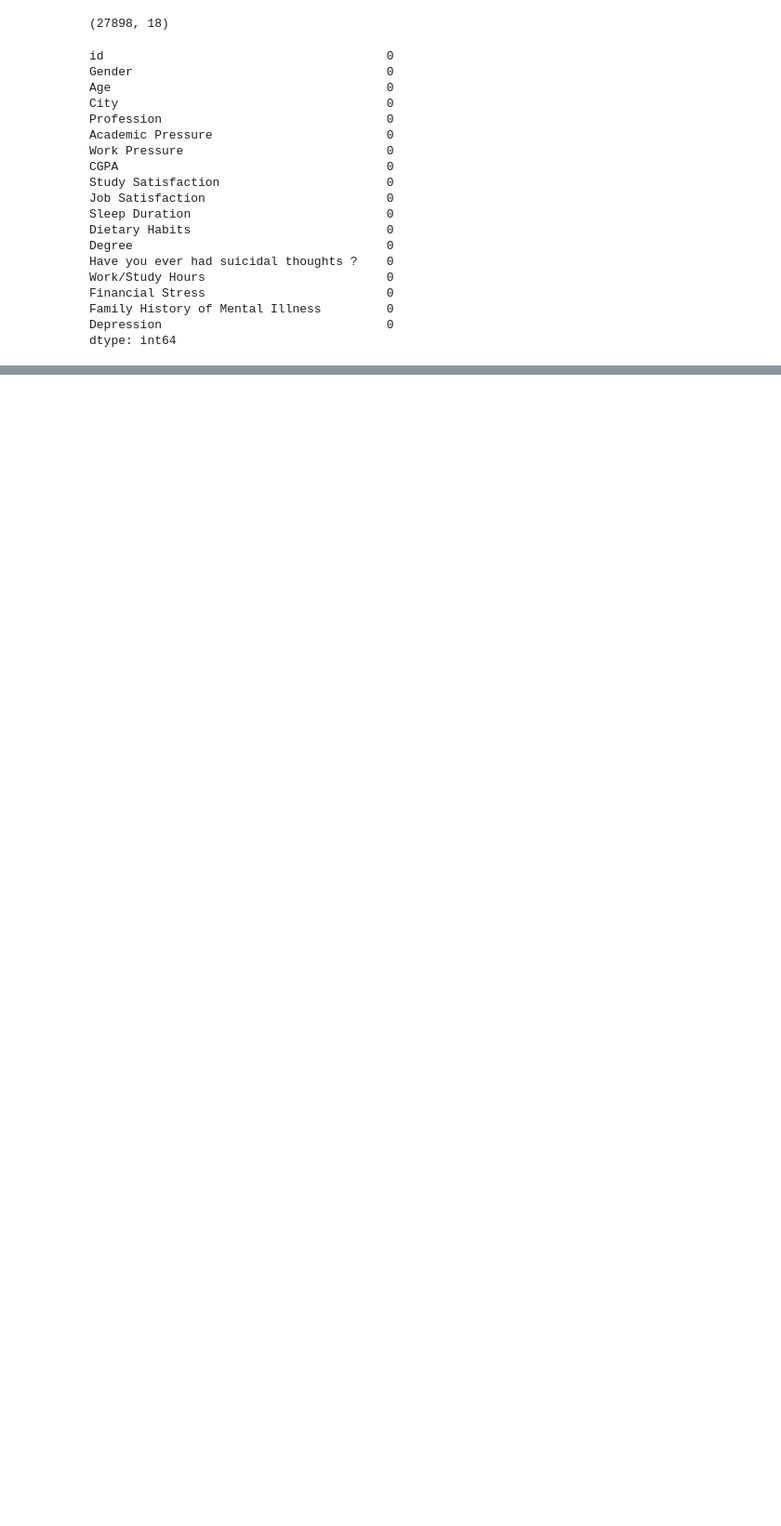
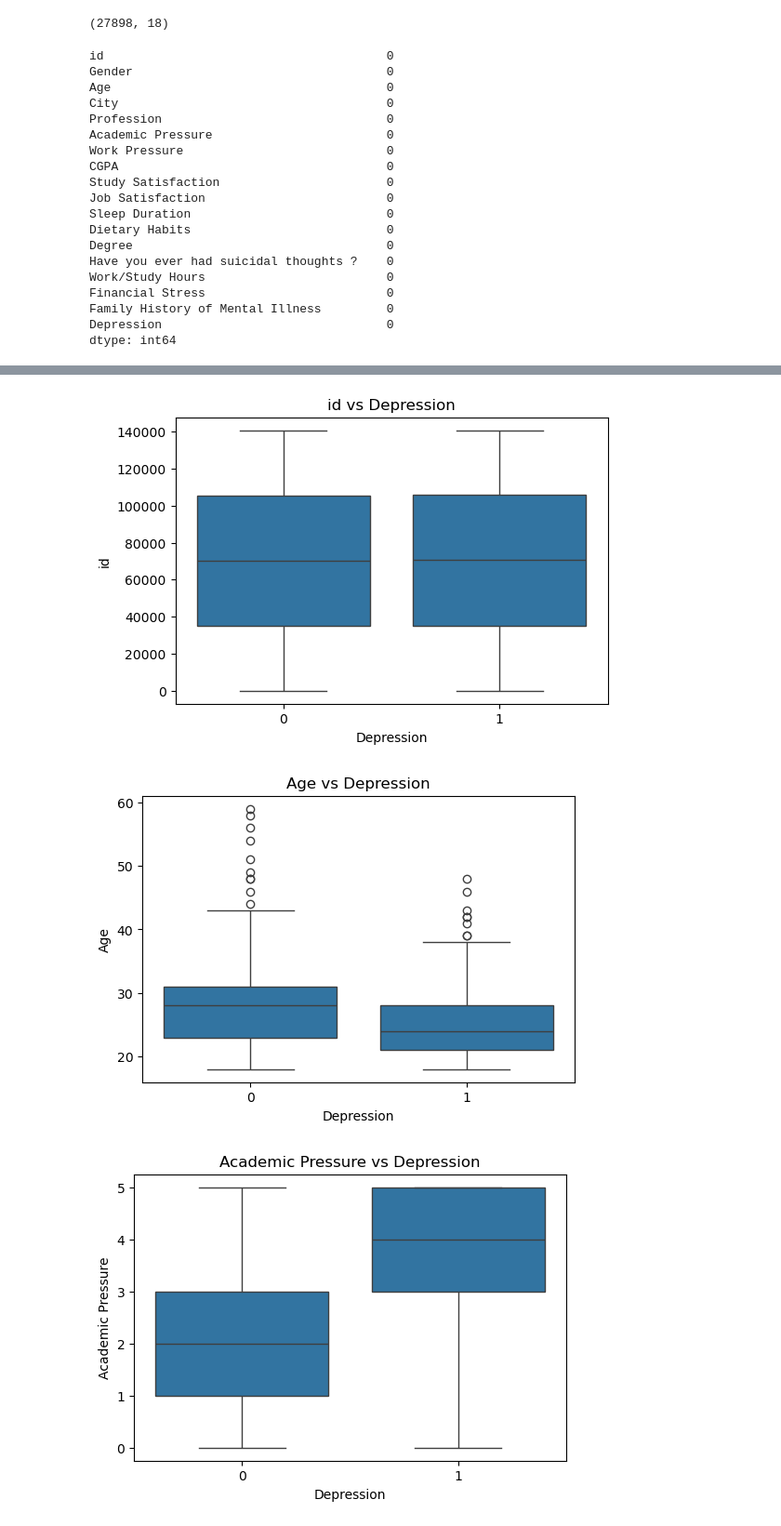
Before and after one commit to rushring/CS_Group07_StudentDepressionDetection, a Jupyter notebook: notebooks/fc211009_Themiya_random_forrest/EDA.ipynb, the cells around one changed output, grey strips where cells are left out. Shown at 93% size. Saved outputs shown, nothing was run; the diff lists cells and outputs as text; code cells hidden in the pictures; blank space fills up the shorter version.

```diff
--- a/notebooks/fc211009_Themiya_random_forrest/EDA.ipynb
+++ b/notebooks/fc211009_Themiya_random_forrest/EDA.ipynb
@@ -109,0 +191,11 @@ dtype: int64
+# %%
+# Ploting numerical features against depression
+for col in numerical_cols:
+    plt.figure(figsize=(6, 4))
+    sns.boxplot(data=df, x='Depression', y=col)
+    plt.title(f'{col} vs Depression')
+    plt.show()
+# %% [output]
+[figure, added]
+[figure, added]
+[figure, added]
```
Also changed, not shown: parts of 9 cells of this notebook.
